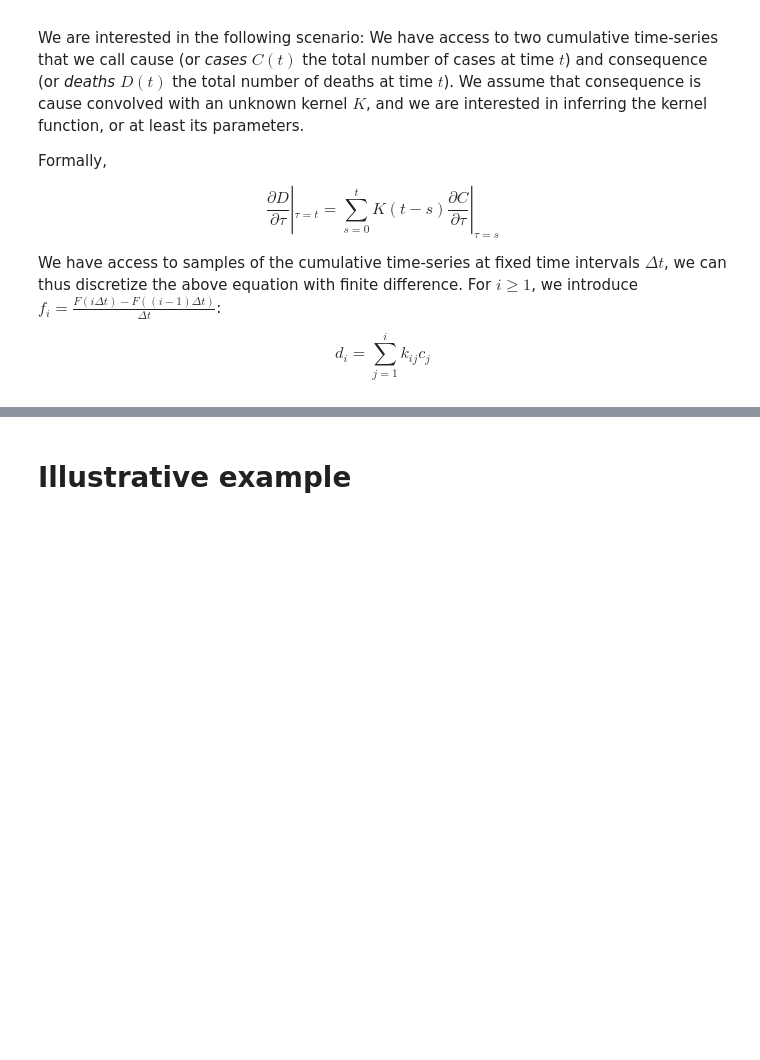
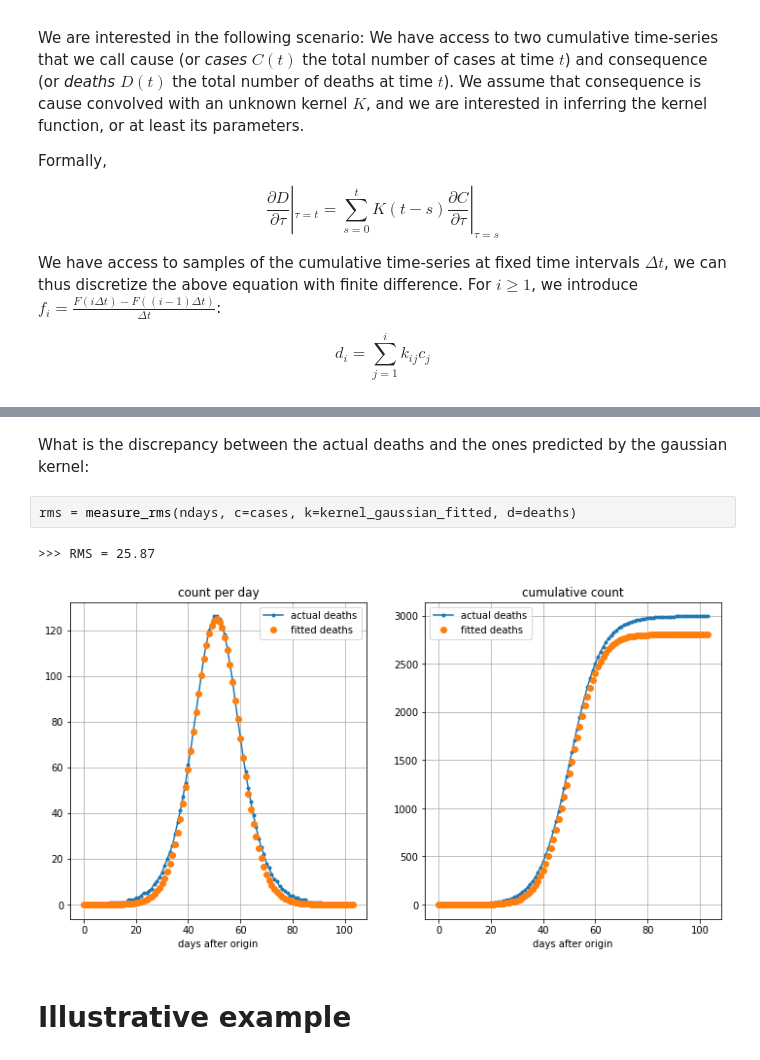
Before and after one commit to fredericpoitevin/tseries-deconvolution, a Jupyter notebook: Deconvolution_of_Michael_coronavirus_data.ipynb, the cells around one changed output, grey strips where cells are left out. Cells and saved outputs as stored; diff of their text form; blank space fills up the shorter version.

```diff
--- a/Deconvolution_of_Michael_coronavirus_data.ipynb
+++ b/Deconvolution_of_Michael_coronavirus_data.ipynb
@@ -16,3 +58,10 @@ $$d_{i} = \sum_{j=1}^{i}k_{ij}c_{j}$$
+# %% [markdown]
+What is the discrepancy between the actual deaths and the ones predicted by the gaussian kernel:
+# %%
+rms = measure_rms(ndays, c=cases, k=kernel_gaussian_fitted, d=deaths)
+# %% [output]
+>>> RMS = 25.87
+[figure, added]
 # %% [markdown]
 # Illustrative example
 # %% [markdown]
```
Also changed, not shown: parts of 10 cells of this notebook.
